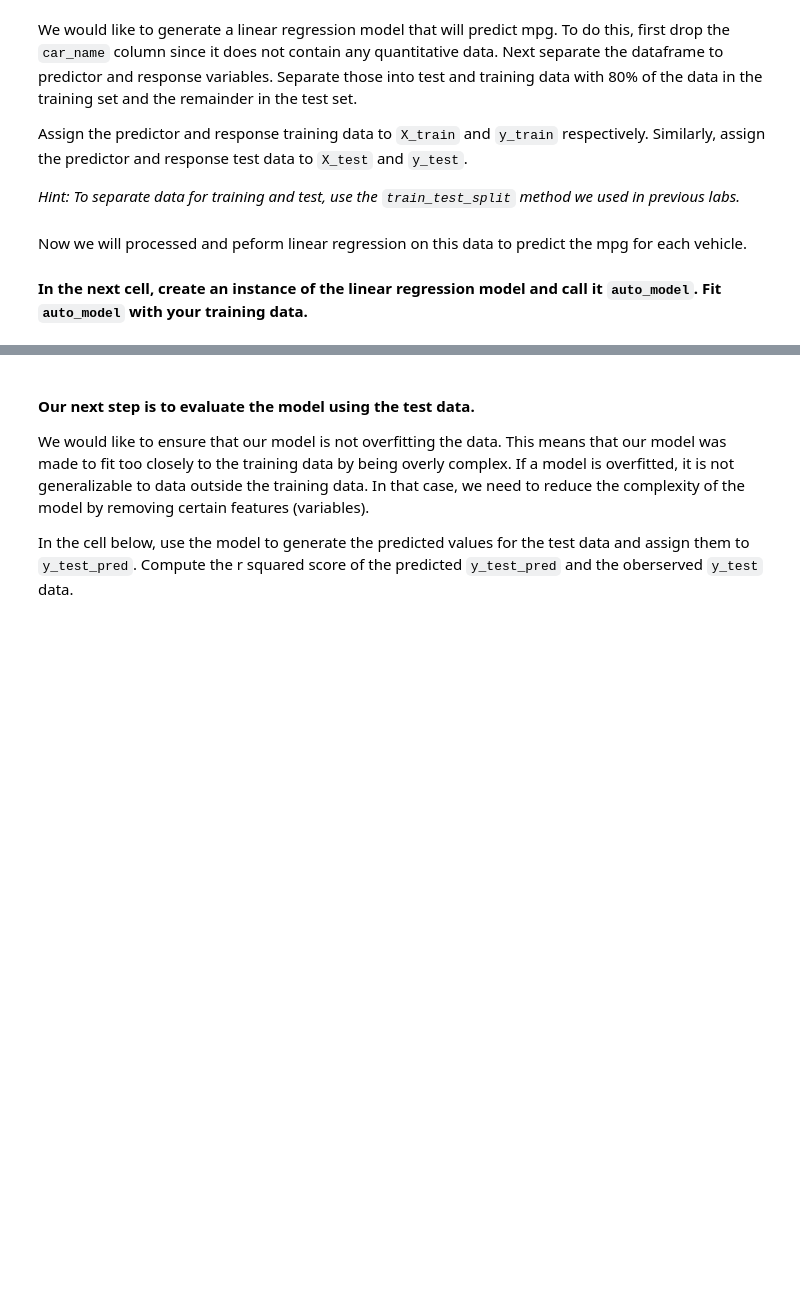
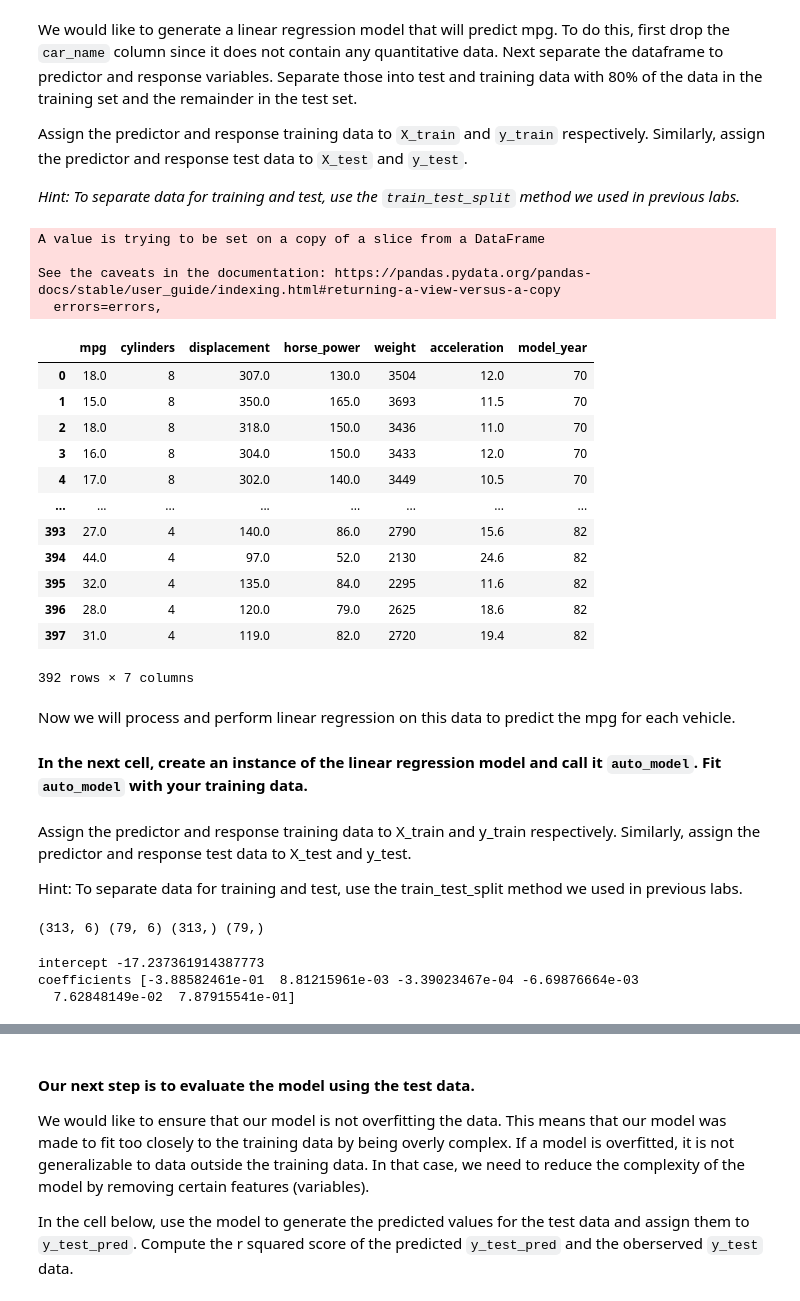
Before and after one commit to ironhack-datalabs/datamad0620, a Jupyter notebook: module-3/lab-supervised-learning-sklearn/your-code/main.ipynb, the cells around one changed output, grey strips where cells are left out. Saved outputs shown, nothing was run; the diff lists cells and outputs as text; code cells hidden in the pictures; blank space fills up the shorter version.

```diff
--- a/module-3/lab-supervised-learning-sklearn/your-code/main.ipynb
+++ b/module-3/lab-supervised-learning-sklearn/your-code/main.ipynb
@@ -230,2 +228,4 @@ In the next cell, load the `auto-mpg.csv` file included in this folder and assig
+# %%
+auto = pd.read_csv("../auto-mpg.csv")
 # %% [markdown]
 Look at the first 5 rows using the `head()` function:
@@ -245,0 +280,3 @@ Check the dataset for missing values and remove all rows containing at least one
+# %%
+clean_auto = auto.dropna()
+clean_auto.head()
@@ -258,4 +307,27 @@ Assign the predictor and response training data to `X_train` and `y_train` respe
+# %%
+clean_auto.drop("car_name", axis=1, inplace=True)
+# %% [output]
+A value is trying to be set on a copy of a slice from a DataFrame
+
+See the caveats in the documentation: https://pandas.pydata.org/pandas-docs/stable/user_guide/indexing.html#returning-a-view-versus-a-copy
+  errors=errors,
+# %%
+clean_auto
+# %% [output]
+|  | mpg | cylinders | displacement | horse_power | weight | acceleration | model_year |
+| 0 | 18.0 | 8 | 307.0 | 130.0 | 3504 | 12.0 | 70 |
+| 1 | 15.0 | 8 | 350.0 | 165.0 | 3693 | 11.5 | 70 |
+| 2 | 18.0 | 8 | 318.0 | 150.0 | 3436 | 11.0 | 70 |
+| 3 | 16.0 | 8 | 304.0 | 150.0 | 3433 | 12.0 | 70 |
+| 4 | 17.0 | 8 | 302.0 | 140.0 | 3449 | 10.5 | 70 |
+| ... | ... | ... | ... | ... | ... | ... | ... |
+| 393 | 27.0 | 4 | 140.0 | 86.0 | 2790 | 15.6 | 82 |
+| 394 | 44.0 | 4 | 97.0 | 52.0 | 2130 | 24.6 | 82 |
+| 395 | 32.0 | 4 | 135.0 | 84.0 | 2295 | 11.6 | 82 |
+| 396 | 28.0 | 4 | 120.0 | 79.0 | 2625 | 18.6 | 82 |
+| 397 | 31.0 | 4 | 119.0 | 82.0 | 2720 | 19.4 | 82 |
+392 rows × 7 columns
 # %% [markdown]
-Now we will processed and peform linear regression on this data to predict the mpg for each vehicle.
+Now we will process and perform linear regression on this data to predict the mpg for each vehicle.
 
 #### In the next cell, create an instance of the linear regression model and call it `auto_model`. Fit `auto_model` with your training data.
@@ -263,0 +334,14 @@ Now we will processed and peform linear regression on this data to predict the m
+# %% [markdown]
+Assign the predictor and response training data to X_train and y_train respectively. Similarly, assign the predictor and response test data to X_test and y_test.
+
+Hint: To separate data for training and test, use the train_test_split method we used in previous labs.
+# %%
+from sklearn.model_selection import train_test_split
+
+X = clean_auto.drop(columns=["mpg"])
+y = clean_auto["mpg"]
+
+X_train, X_test, y_train, y_test = train_test_split(X, y, test_size=0.2)
+print(X_train.shape, X_test.shape, y_train.shape, y_test.shape)
+# %% [output]
+(313, 6) (79, 6) (313,) (79,)
@@ -263,0 +350,8 @@ Now we will processed and peform linear regression on this data to predict the m
+# %%
+fitted_model = auto_model.fit(X_train, y_train)
+print("intercept", fitted_model.intercept_)
+print("coefficients", fitted_model.coef_)
+# %% [output]
+intercept -17.237361914387773
+coefficients [-3.88582461e-01  8.81215961e-03 -3.39023467e-04 -6.69876664e-03
+  7.62848149e-02  7.87915541e-01]
```
Also changed, not shown: parts of 24 cells of this notebook.
